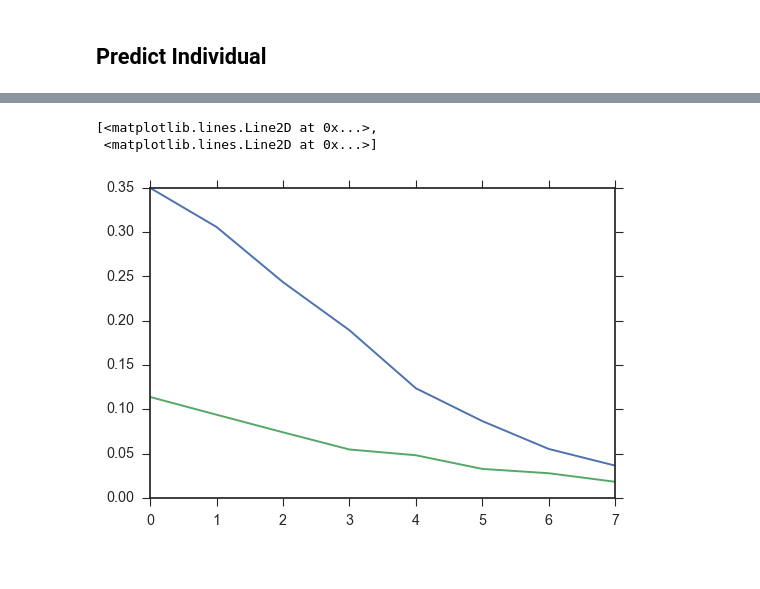
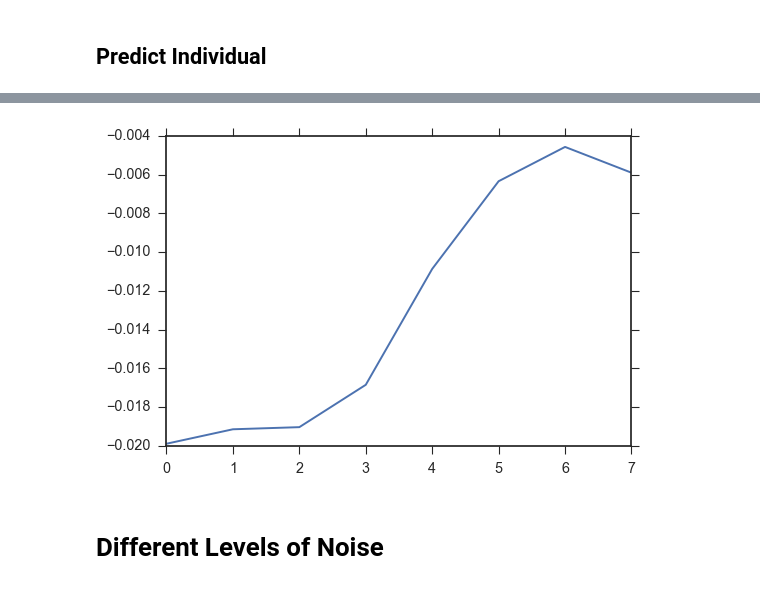
Before and after one commit to nickc1/skedm, a Jupyter notebook: scripts/skNLA_examples.ipynb, the cells around one changed output, grey strips where cells are left out. Saved outputs shown, nothing was run; the diff lists cells and outputs as text; code cells hidden in the pictures.

```diff
--- a/scripts/skNLA_examples.ipynb
+++ b/scripts/skNLA_examples.ipynb
@@ -624,6 +627,6 @@ plt.imshow(s_range,interpolation='none')
 # %%
-plt.plot(s_range.T)
+plt.plot(s_range[-1,:]);
 # %% [output]
-[<matplotlib.lines.Line2D at 0x...>,
- <matplotlib.lines.Line2D at 0x...>]
-[figure, old version]
+[figure, new version]
+# %% [markdown]
+# Different Levels of Noise
```
Also changed, not shown: parts of 35 cells of this notebook, 2 other files.
